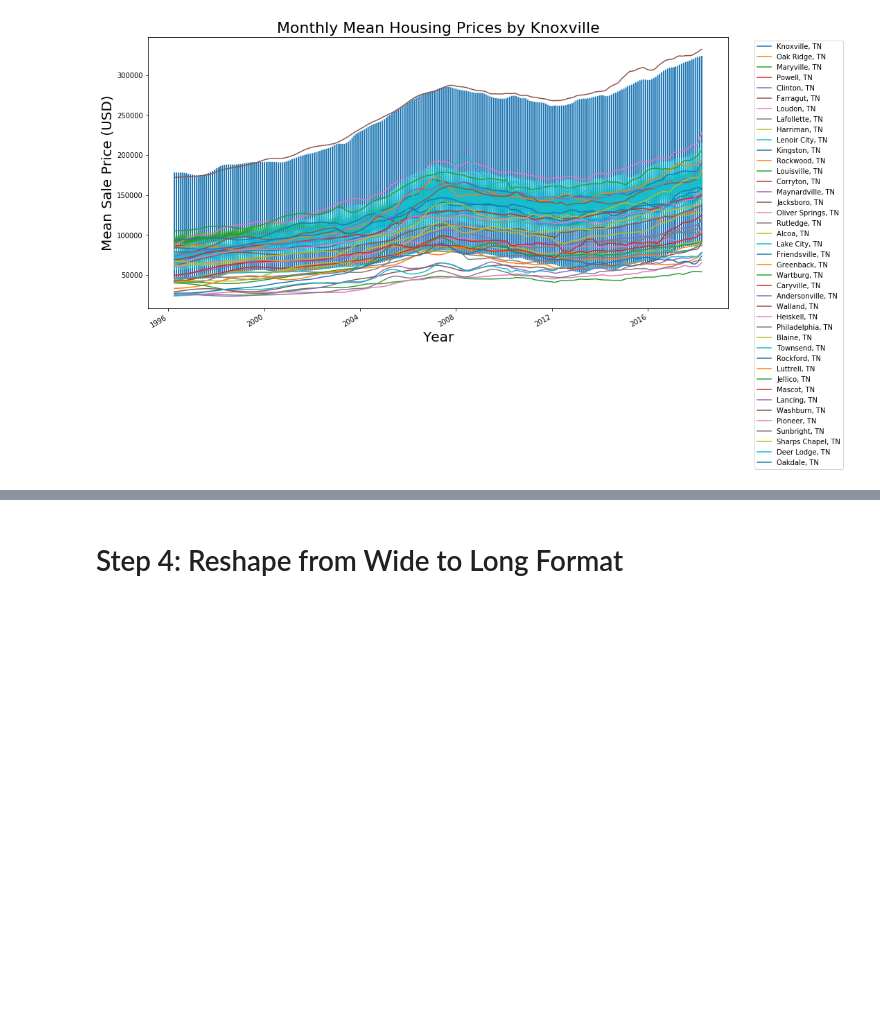
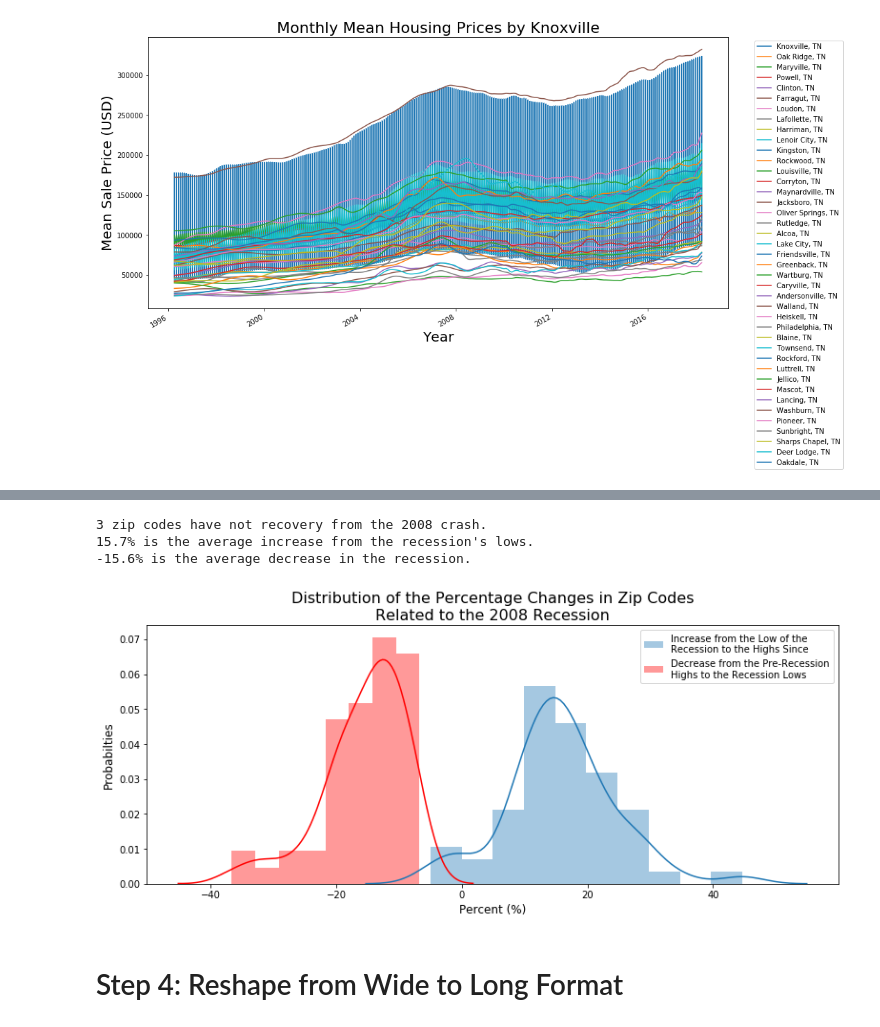
Before and after one commit to menach123/Time-Series-Modeling-with-Sales-Price-Data-from-Zillow, a Jupyter notebook: mod_4_starter_notebook.ipynb, the cells around one changed output, grey strips where cells are left out. Cells and saved outputs as stored; diff of their text form; code cells hidden in the pictures; blank space fills up the shorter version.

```diff
--- a/mod_4_starter_notebook.ipynb
+++ b/mod_4_starter_notebook.ipynb
@@ -280,3 +439,34 @@ KeyError: 'the label [Alcoa] is not in the [index]'
+# %%
+dict_crash_zip_data=[]
+for zipcode in zips:
+    temp_df = data[data.RegionName == zipcode]
+    pre_crash_peak = temp_df['2004':'2010'].Value.max()
+    post_crash_low = temp_df['2008':].Value.min()
+    percent_crash_decrease = (post_crash_low- pre_crash_peak)*100/pre_crash_peak
+    post_crash_high =  temp_df['2008':].Value.max()
+    recovery_percentage = (post_crash_high-pre_crash_peak)*100/pre_crash_peak
+    dict_crash_zip_data.append({'ZipCode': zipcode, 'CrashHigh': pre_crash_peak,
+                                'CrashLow': post_crash_low, 'PostCrashHigh': post_crash_high,
+                                'CrashLoss': percent_crash_decrease, 'Recovery': recovery_percentage})
+crash_data = pd.DataFrame(dict_crash_zip_data)
+# %%
+plt.figure(figsize=(13,5))
+sns.distplot(crash_data.Recovery, label='Increase from the Low of the\nRecession to the Highs Since')
+sns.distplot(crash_data.CrashLoss, color='red', label='Decrease from the Pre-Recession\nHighs to the Recession Lows');
+plt.title("""Distribution of the Percentage Changes in Zip Codes
+Related to the 2008 Recession""",
+          fontsize=16)
+plt.ylabel('Probabilties', fontsize=12)
+plt.xlabel('Percent (%)', fontsize=12)
+plt.legend();
+print(f"{crash_data.Recovery.loc[crash_data.Recovery<0].count()} zip codes have not recovery from the 2008 crash.")
+print(f"{round(crash_data.Recovery.mean(),1)}% is the average increase from the recession's lows.")
+print(f"{round(crash_data.CrashLoss.mean(),1)}% is the average decrease in the recession.")
+# %% [output]
+3 zip codes have not recovery from the 2008 crash.
+15.7% is the average increase from the recession's lows.
+-15.6% is the average decrease in the recession.
+[figure, added]
 # %% [markdown]
 # Step 4: Reshape from Wide to Long Format
 # %%
```
Also changed, not shown: parts of 29 cells of this notebook, 11 other files.
